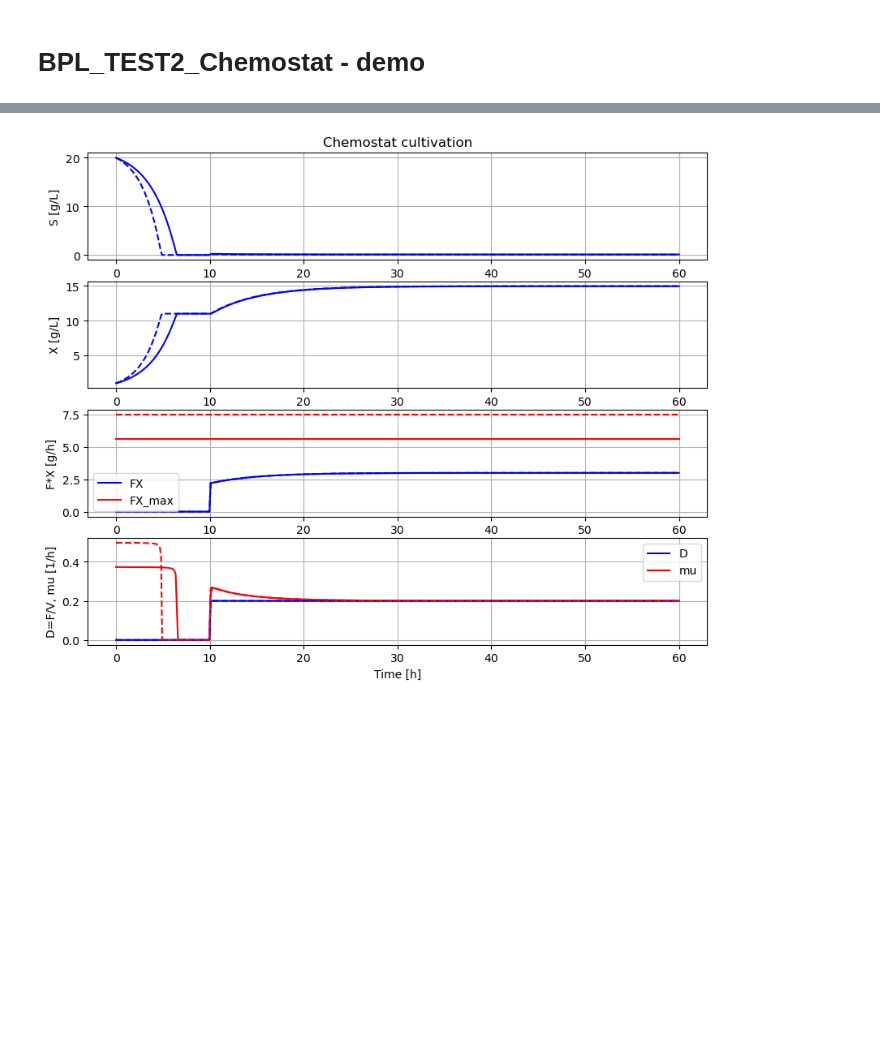
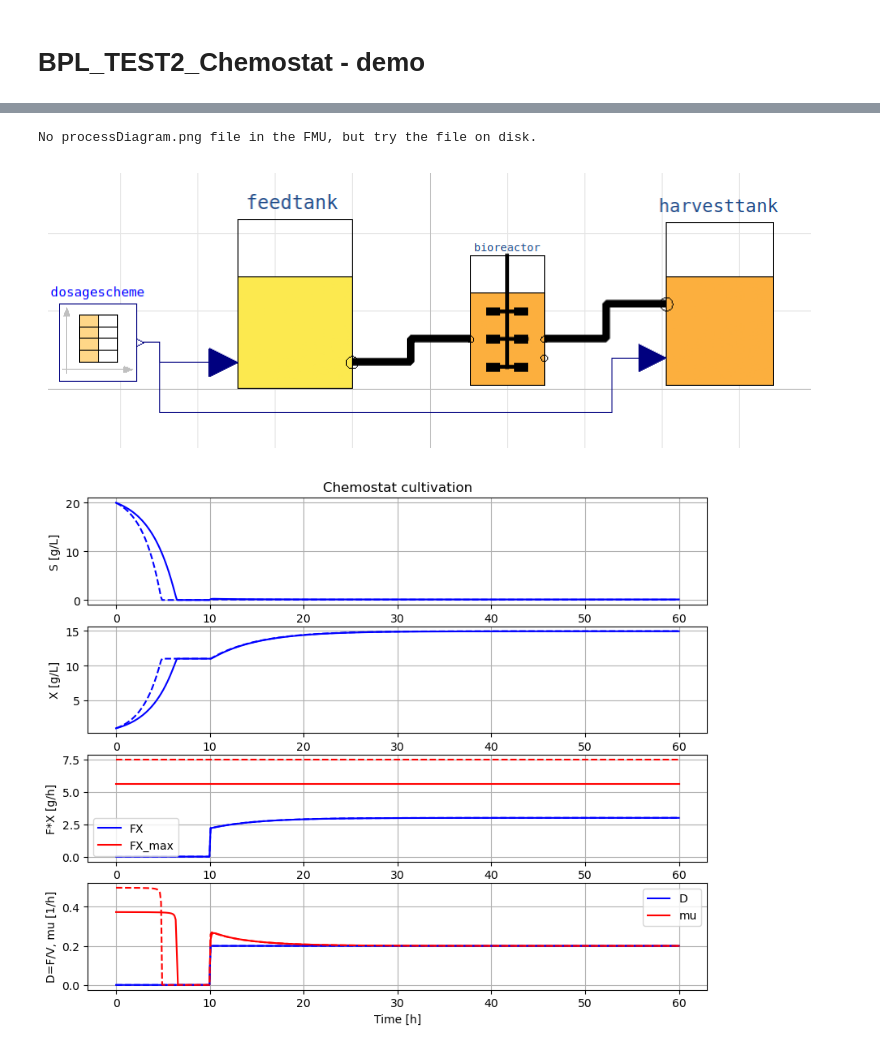
Before and after one commit to janpeter19/BPL_TEST2_Chemostat, a Jupyter notebook: BPL_TEST2_Chemostat_fmpy.ipynb, the cells around one changed output, grey strips where cells are left out. Cells and saved outputs as stored; diff of their text form; code cells hidden in the pictures; blank space fills up the shorter version.

```diff
--- a/BPL_TEST2_Chemostat_fmpy.ipynb
+++ b/BPL_TEST2_Chemostat_fmpy.ipynb
@@ -21,6 +22,11 @@ Key system information is listed with the command system_info()
 # %%
 %matplotlib inline
 plt.rcParams['figure.figsize'] = [25/2.54, 20/2.54]
+# %%
+process_diagram()
+# %% [output]
+No processDiagram.png file in the FMU, but try the file on disk.
+[figure, added]
 # %%
 newplot()
 par(Y=0.50, qSmax=0.75,  Ks=0.1)         # Culture parameters
```
Also changed, not shown: parts of 2 cells of this notebook, 6 other files.
